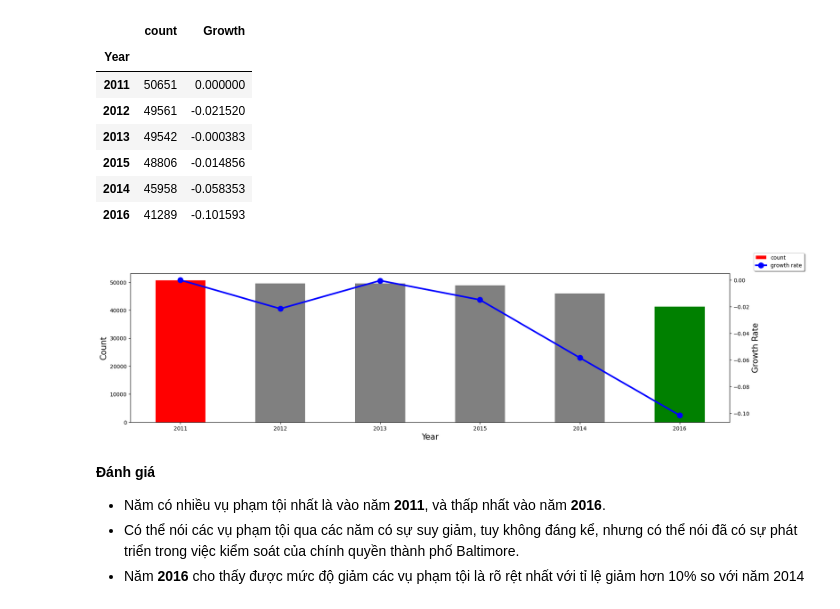
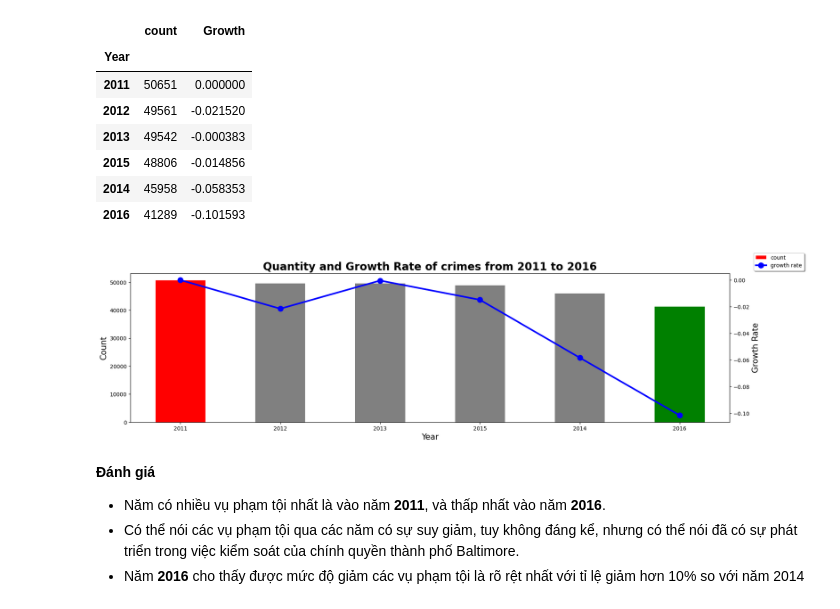
Before and after one commit to Miruku2201/VisualizeLab02, a Jupyter notebook: EDA.ipynb, the cells around one changed output. Cells and saved outputs as stored; diff of their text form; code cells hidden in the pictures.

```diff
--- a/EDA.ipynb
+++ b/EDA.ipynb
@@ -259,8 +259,8 @@ def split_coordinate(coor):
     if(isinstance(coor, float)):
         return coor
     coor = coor.split(', ')
-    coor[0] = coor[0][1:]
-    coor[1] = coor[1][:-1]
+    coor[0] = float(coor[0][1:])
+    coor[1] = float(coor[1][:-1])
     return set(coor)
 
 df['Location 1'] = df['Location 1'].apply(lambda x: split_coordinate(x))
@@ -404,16 +404,17 @@ for c in yearCrime_df['count'].values:
 # %%
 fig, ax = plt.subplots(figsize = (20,5))
 bar = yearCrime_df['count'].plot.bar(ax = ax, rot = 0, color = barcolor)
 ax2 = ax.twinx()
 line = yearCrime_df['Growth'].plot.line(ax = ax2, color = 'blue', linewidth = 3, marker = 'o', markersize = 10)
 ax.set_xlabel('Year', fontsize = 15)
 ax.set_ylabel('Count', fontsize =15)
 ax2.set_ylabel('Growth Rate', fontsize =15)
 fig.legend([bar, line], labels = ['count', 'growth rate'], bbox_to_anchor=(1, 1), shadow = True)
+plt.title('Quantity and Growth Rate of crimes from 2011 to 2016', fontsize = 20, fontweight = 'bold')
 # fig.legends[0].set_title('Legend')
 plt.show()
 # %% [output]
-[figure, old version]
+[figure, new version]
 # %% [markdown]
 __Đánh giá__
 + Năm có nhiều vụ phạm tội nhất là vào năm __2011__, và thấp nhất vào năm __2016__.
```
